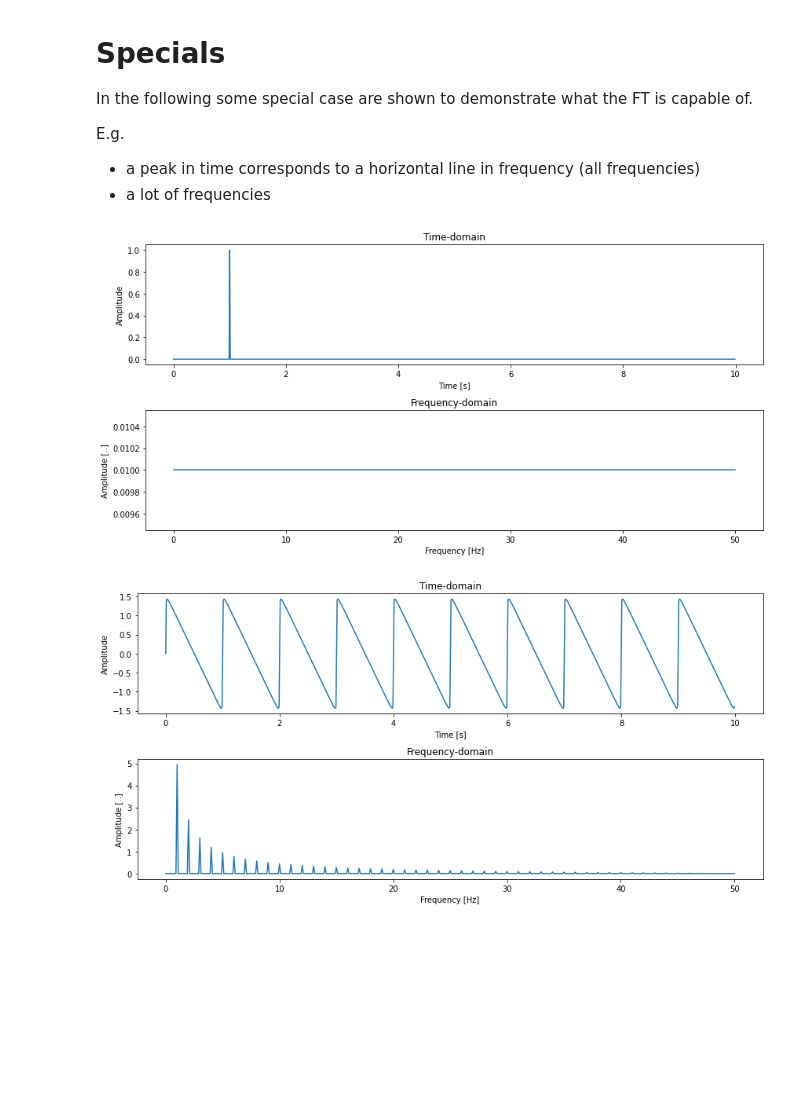
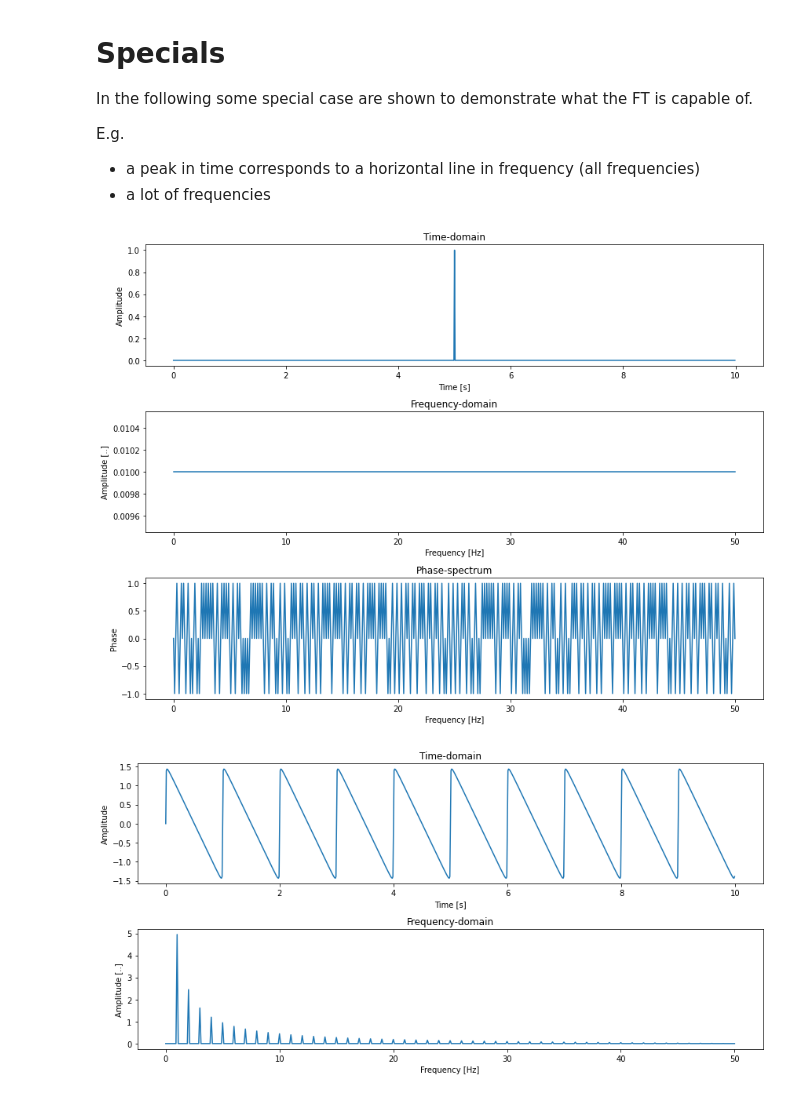
Before and after one commit to torstendahm/seismology_classroom, a Jupyter notebook: signal_processing/3.0_Fourier_Transform_Introduction.ipynb, the cells around one changed output. Drawn from its saved outputs; the diff is of its cells as text; code cells hidden in the pictures; blank space fills up the shorter version.

```diff
--- a/signal_processing/3.0_Fourier_Transform_Introduction.ipynb
+++ b/signal_processing/3.0_Fourier_Transform_Introduction.ipynb
@@ -205,47 +203,59 @@ E.g.
 - a peak in time corresponds to a horizontal line in frequency (all frequencies)
 - a lot of frequencies
 # %%
-df = 100  # Sampling frequency [Hz]
-timelen = 10  # Data length [s]
+df = 100 # Sampling frequency [Hz]
+timelen = 10 # Data length [s]
 dt = 1 / df  # Sampling interval [s]
 
 numsamples = timelen * df
 x = num.arange(numsamples) / df
 
 # Creating a array full of zeros
 ydata = num.zeros(numsamples)
 
 ## single peak
-# ydata[99] = 0.5
-ydata[100] = 1
-# ydata[101] = 0.5
+# ydata[498] = 0.25
+# ydata[499] = 0.5
+ydata[500] = 1
+# ydata[501] = 0.5
+# ydata[502] = 0.25
 
 ## box
-# ydata[100:200] = 1
+# ydata[450:550] = 1
 
 ft = num.fft.rfft(ydata)
 
 amps = abs(ft) * dt
+phase =  num.angle(ft) / num.pi
 freqs = num.fft.rfftfreq(numsamples, d=dt)
 
-plt.figure(figsize=(12, 6))
-ax = plt.subplot(2, 1, 1)
+plt.figure(figsize=(12, 9))
+ax = plt.subplot(3, 1, 1)
 ax.plot(x, ydata)
 ax.set_xlabel('Time [s]')
 ax.set_ylabel('Amplitude')
 ax.set_title('Time-domain')
 
-ax = plt.subplot(2, 1, 2)
+ax = plt.subplot(3, 1, 2)
 ax.plot(freqs, amps)
 #ax.semilogx(freqs, amps)
 #ax.loglog(freqs, amps)
 ax.set_xlabel('Frequency [Hz]')
 ax.set_ylabel('Amplitude [..]')
 ax.set_title('Frequency-domain')
 plt.tight_layout()
+
+
+ax = plt.subplot(3, 1, 3)
+ax.plot(freqs, phase)
+ax.set_xlabel('Frequency [Hz]')
+ax.set_ylabel('Phase')
+ax.set_title('Phase-spectrum')
+plt.tight_layout()
+
 plt.show()
 # %% [output]
-[figure, old version]
+[figure, new version]
 # %%
 df = 100  # Sampling frequency [Hz]
 timelen = 10  # Data length [s]
```
Also changed, not shown: parts of 5 cells of this notebook, 28 other files.
